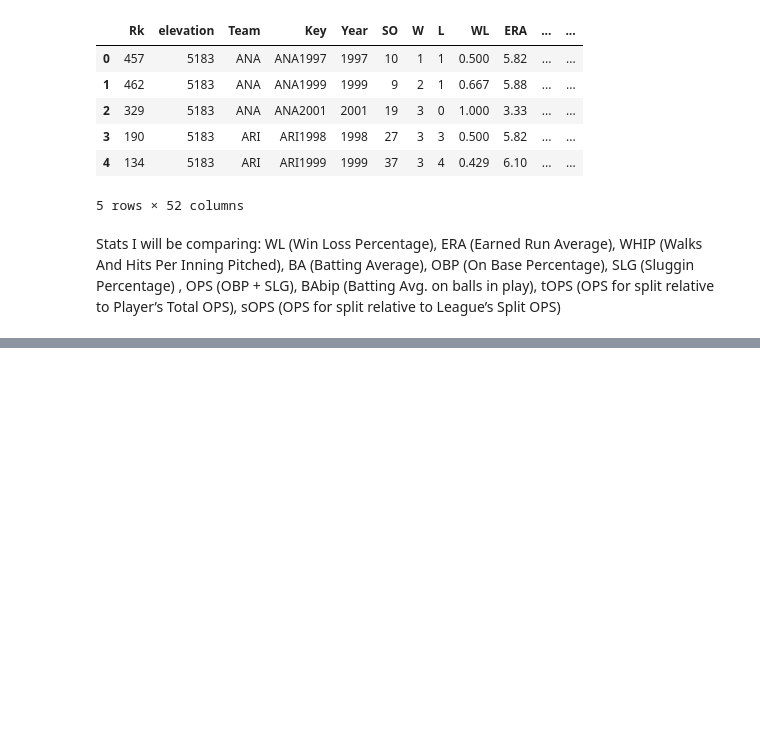
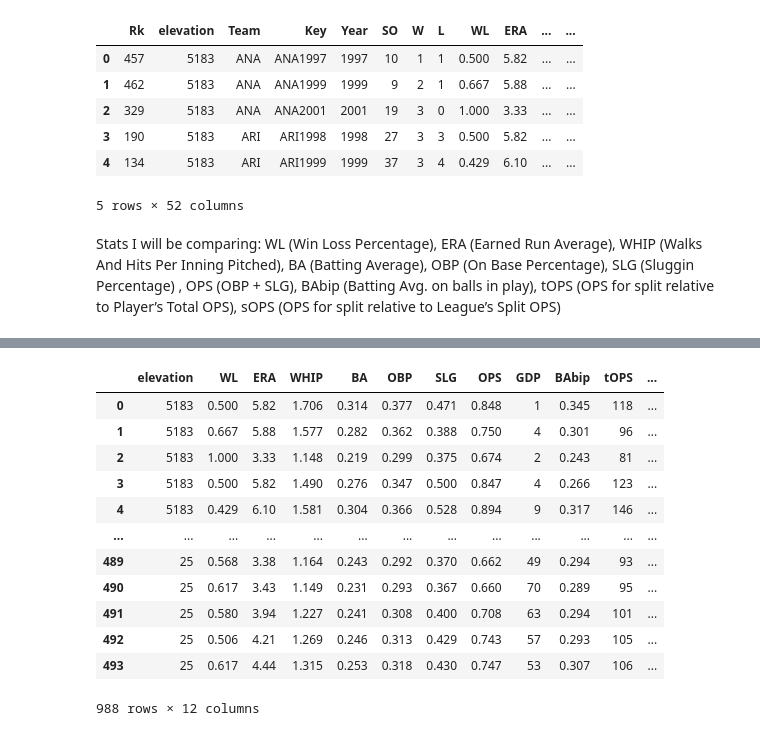
Before and after one commit to Chernide/BaseballPredictorCSCI-5502, a Jupyter notebook: altitude/altitudeAnalysis.ipynb, the cells around one changed output, grey strips where cells are left out. Cells and saved outputs as stored; diff of their text form; code cells hidden in the pictures; blank space fills up the shorter version.

```diff
--- a/altitude/altitudeAnalysis.ipynb
+++ b/altitude/altitudeAnalysis.ipynb
@@ -141,0 +153,16 @@ plt.show()
+# %%
+allData
+# %% [output]
+|  | elevation | WL | ERA | WHIP | BA | OBP | SLG | OPS | GDP | BAbip | tOPS | ... |
+| 0 | 5183 | 0.500 | 5.82 | 1.706 | 0.314 | 0.377 | 0.471 | 0.848 | 1 | 0.345 | 118 | ... |
+| 1 | 5183 | 0.667 | 5.88 | 1.577 | 0.282 | 0.362 | 0.388 | 0.750 | 4 | 0.301 | 96 | ... |
+| 2 | 5183 | 1.000 | 3.33 | 1.148 | 0.219 | 0.299 | 0.375 | 0.674 | 2 | 0.243 | 81 | ... |
+| 3 | 5183 | 0.500 | 5.82 | 1.490 | 0.276 | 0.347 | 0.500 | 0.847 | 4 | 0.266 | 123 | ... |
+| 4 | 5183 | 0.429 | 6.10 | 1.581 | 0.304 | 0.366 | 0.528 | 0.894 | 9 | 0.317 | 146 | ... |
+| ... | ... | ... | ... | ... | ... | ... | ... | ... | ... | ... | ... | ... |
+| 489 | 25 | 0.568 | 3.38 | 1.164 | 0.243 | 0.292 | 0.370 | 0.662 | 49 | 0.294 | 93 | ... |
+| 490 | 25 | 0.617 | 3.43 | 1.149 | 0.231 | 0.293 | 0.367 | 0.660 | 70 | 0.289 | 95 | ... |
+| 491 | 25 | 0.580 | 3.94 | 1.227 | 0.241 | 0.308 | 0.400 | 0.708 | 63 | 0.294 | 101 | ... |
+| 492 | 25 | 0.506 | 4.21 | 1.269 | 0.246 | 0.313 | 0.429 | 0.743 | 57 | 0.293 | 105 | ... |
+| 493 | 25 | 0.617 | 4.44 | 1.315 | 0.253 | 0.318 | 0.430 | 0.747 | 53 | 0.307 | 106 | ... |
+988 rows × 12 columns
```
Also changed, not shown: parts of 6 cells of this notebook.
